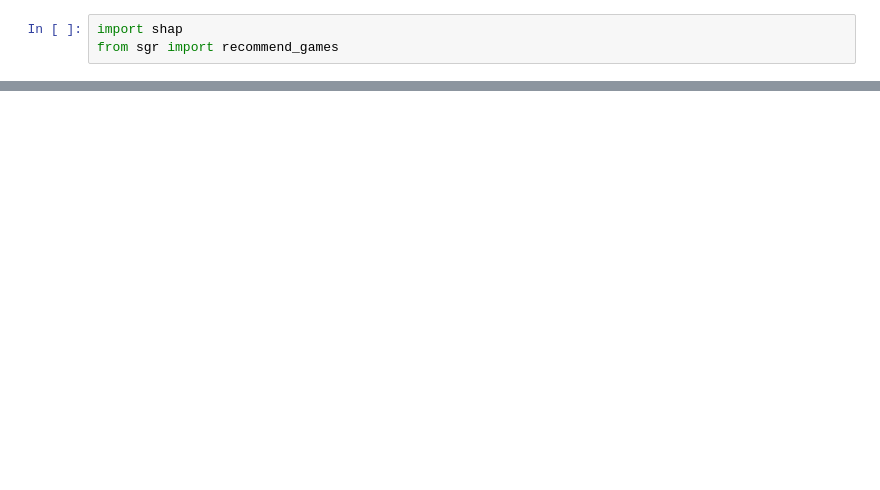
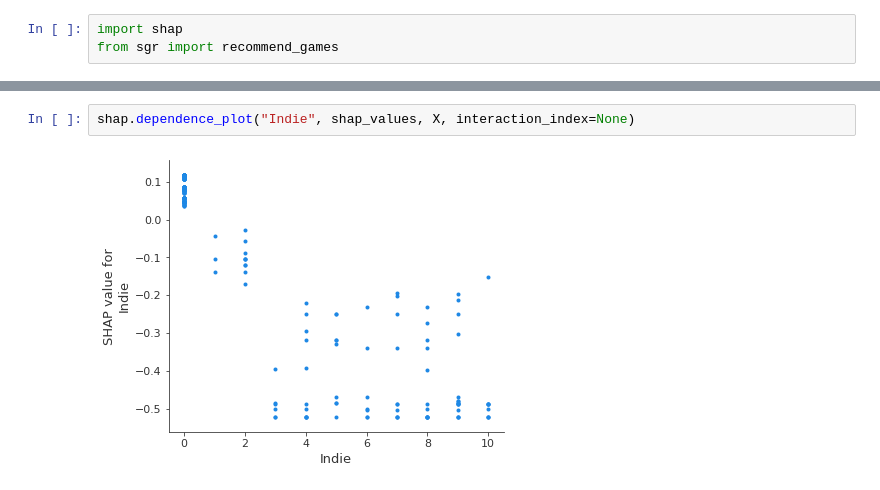
Before and after one commit to mcminnra/steam-game-recommender, a Jupyter notebook: recommendations_and_analysis.ipynb, the cells around one changed output, grey strips where cells are left out. Drawn from its saved outputs; the diff is of its cells as text; blank space fills up the shorter version.

```diff
--- a/recommendations_and_analysis.ipynb
+++ b/recommendations_and_analysis.ipynb
@@ -43,3 +60,7 @@ shap.dependence_plot("All Percent", shap_values, X, interaction_index=None)
+# %%
+shap.dependence_plot("Indie", shap_values, X, interaction_index=None)
+# %% [output]
+[figure, added]
 # %%
 shap.dependence_plot("Singleplayer", shap_values, X, interaction_index=None)
 # %% [output]
```
Also changed, not shown: parts of 8 cells of this notebook, 1 other file.
